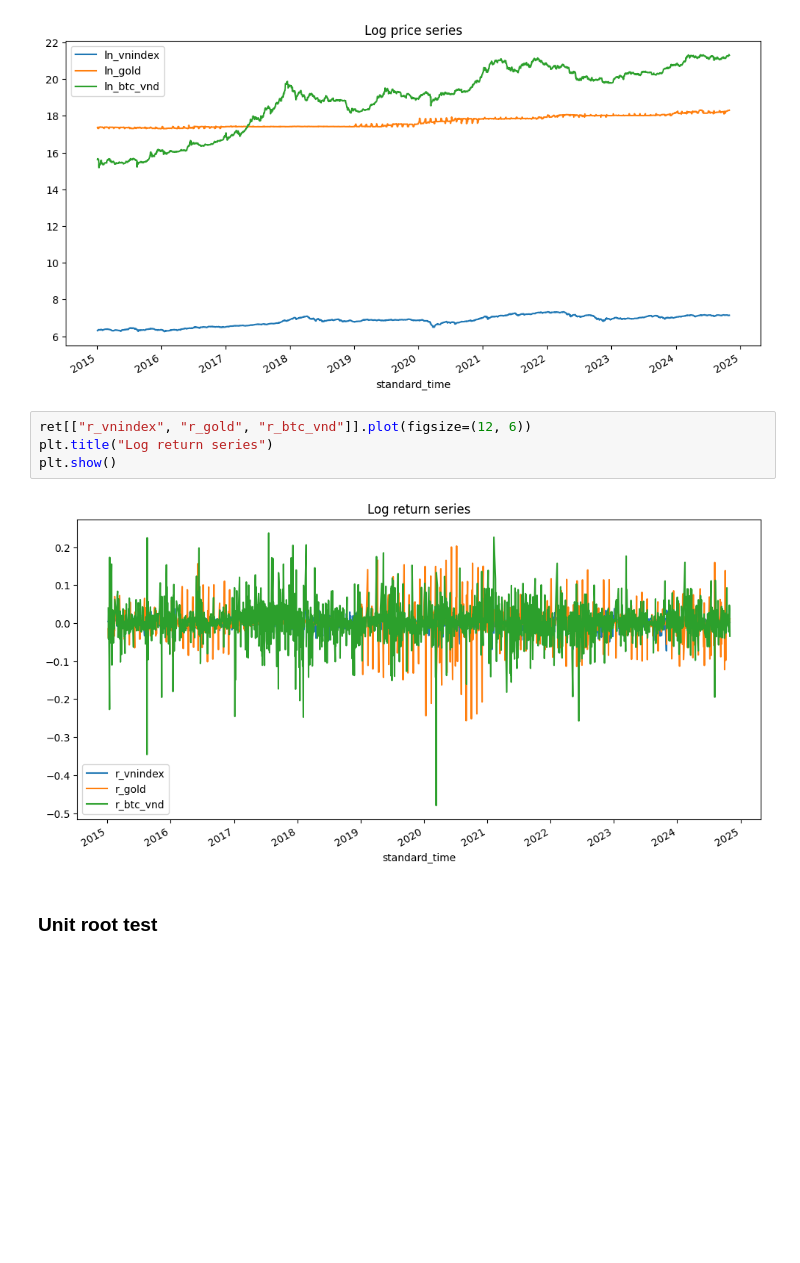
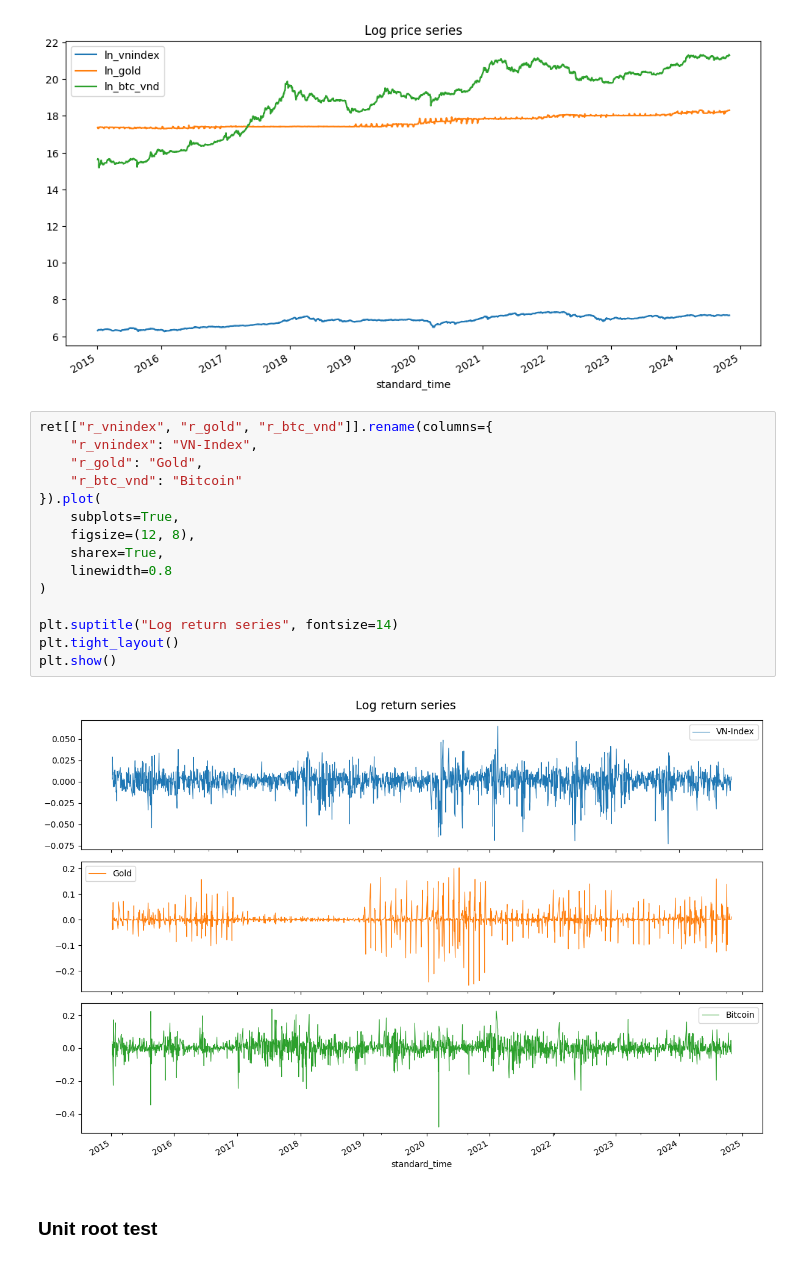
Before and after one commit to Gitzvaaaa/Digital-gold-debate, a Jupyter notebook: Notebooks/eda_&_preprocessing.ipynb, the cells around one changed output. Saved outputs shown, nothing was run; the diff lists cells and outputs as text; blank space fills up the shorter version.

```diff
--- a/Notebooks/eda_&_preprocessing.ipynb
+++ b/Notebooks/eda_&_preprocessing.ipynb
@@ -317,12 +353,23 @@ plt.title("Log price series")
 plt.show()
 # %% [output]
 [figure]
-# %%
-ret[["r_vnindex", "r_gold", "r_btc_vnd"]].plot(figsize=(12, 6))
-plt.title("Log return series")
-plt.show()
-# %% [output]
-[figure, removed]
+# %%
+ret[["r_vnindex", "r_gold", "r_btc_vnd"]].rename(columns={
+    "r_vnindex": "VN-Index",
+    "r_gold": "Gold",
+    "r_btc_vnd": "Bitcoin"
+}).plot(
+    subplots=True,
+    figsize=(12, 8),
+    sharex=True,
+    linewidth=0.8
+)
+
+plt.suptitle("Log return series", fontsize=14)
+plt.tight_layout()
+plt.show()
+# %% [output]
+[figure, added]
 # %% [markdown]
 ### Unit root test
 # %%
```
Also changed, not shown: parts of 113 cells of this notebook.
